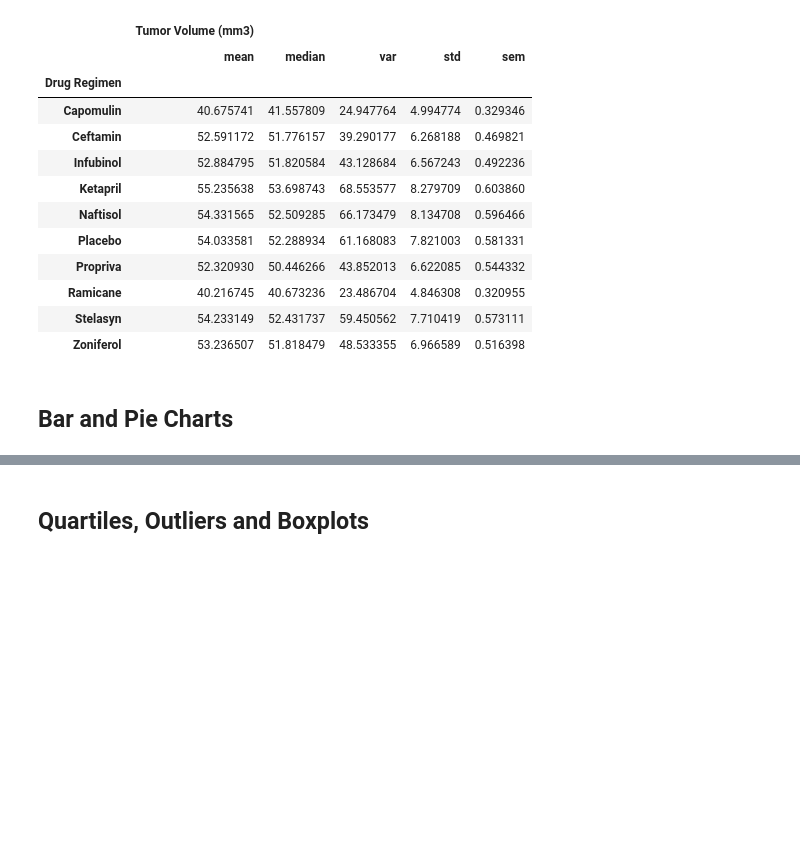
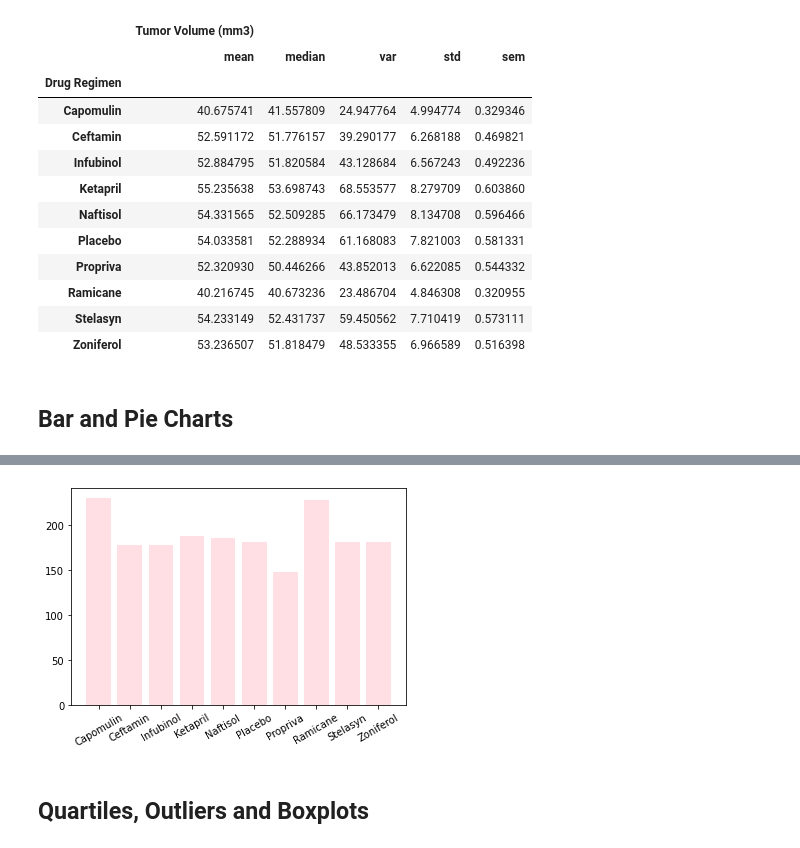
Before and after one commit to verocastillo/matplotlib-challenge, a Jupyter notebook: pymaceuticals_challenge.ipynb, the cells around one changed output, grey strips where cells are left out. Saved outputs shown, nothing was run; the diff lists cells and outputs as text; code cells hidden in the pictures; blank space fills up the shorter version.

```diff
--- a/pymaceuticals_challenge.ipynb
+++ b/pymaceuticals_challenge.ipynb
@@ -165,3 +172,17 @@ med_stats2
+# %%
+# Generate a bar plot showing the total number of measurements taken on each drug regimen using pyplot.
+meds = bar_chart['Drug Regimen'].to_list()
+y_axis = bar_chart['Measurement Count'].to_list()
+x_axis = np.arange(len(meds))
+plt.bar(x_axis, y_axis, color='pink', alpha=0.5, align="center")
+tick_locations = [value for value in x_axis]
+plt.xticks(tick_locations, meds, rotation=30)
+plt.title()
+plt.xlabel("Longitude")
+plt.ylabel("Latitude")
+plt.show()
+# %% [output]
+[figure, added]
 # %%
 # Generate a pie plot showing the distribution of female versus male mice using pandas
 # %%
```
Also changed, not shown: parts of 4 cells of this notebook.
